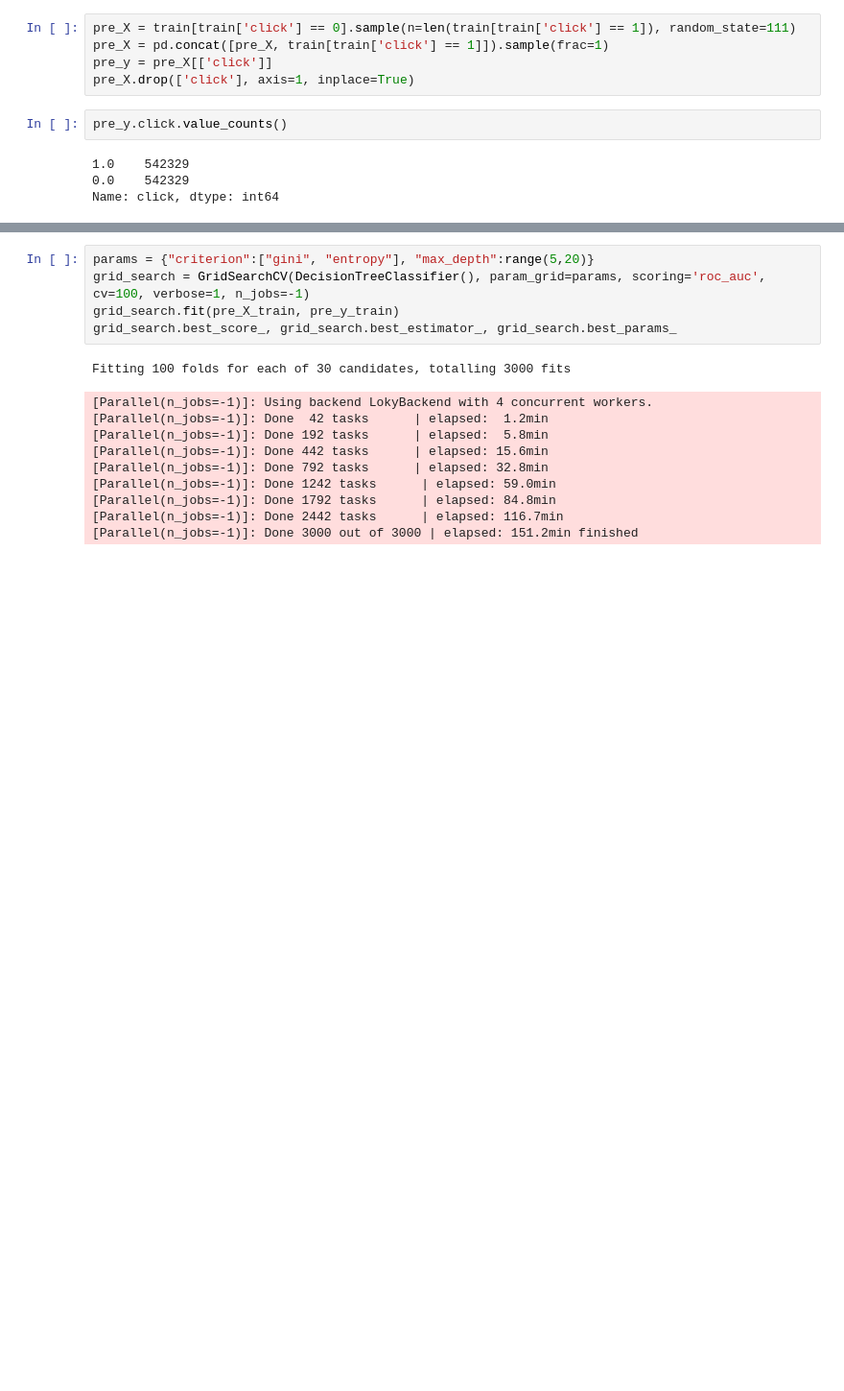
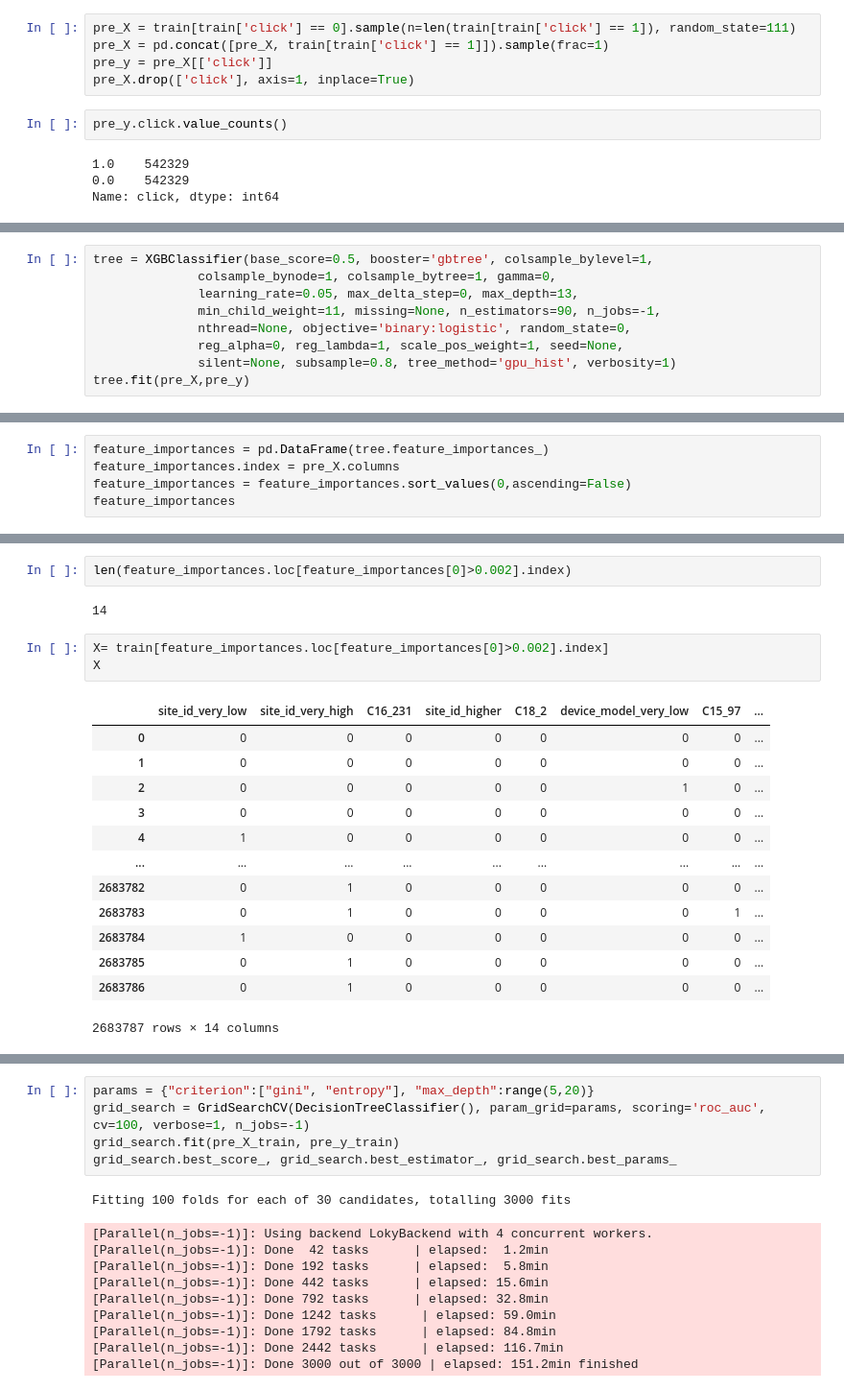
Before and after one commit to rebeccahe1998/MachineLearning_CTR_project, a Jupyter notebook: Hyper_tune_XGBOOST.ipynb, the cells around one changed output, grey strips where cells are left out. Shown at 96% size. Drawn from its saved outputs; the diff is of its cells as text; blank space fills up the shorter version.

```diff
--- a/Hyper_tune_XGBOOST.ipynb
+++ b/Hyper_tune_XGBOOST.ipynb
@@ -66,0 +135,9 @@ pre_X_train, pre_X_test, pre_y_train, pre_y_test = train_test_split(pre_X, pre_y
+# %%
+tree = XGBClassifier(base_score=0.5, booster='gbtree', colsample_bylevel=1,
+              colsample_bynode=1, colsample_bytree=1, gamma=0,
+              learning_rate=0.05, max_delta_step=0, max_depth=13,
+              min_child_weight=11, missing=None, n_estimators=90, n_jobs=-1,
+              nthread=None, objective='binary:logistic', random_state=0,
+              reg_alpha=0, reg_lambda=1, scale_pos_weight=1, seed=None,
+              silent=None, subsample=0.8, tree_method='gpu_hist', verbosity=1)
+tree.fit(pre_X,pre_y)
@@ -66,0 +152,5 @@ pre_X_train, pre_X_test, pre_y_train, pre_y_test = train_test_split(pre_X, pre_y
+# %%
+feature_importances = pd.DataFrame(tree.feature_importances_)
+feature_importances.index = pre_X.columns
+feature_importances = feature_importances.sort_values(0,ascending=False)
+feature_importances
@@ -66,0 +171,21 @@ pre_X_train, pre_X_test, pre_y_train, pre_y_test = train_test_split(pre_X, pre_y
+# %%
+len(feature_importances.loc[feature_importances[0]>0.002].index)
+# %% [output]
+14
+# %%
+X= train[feature_importances.loc[feature_importances[0]>0.002].index]
+X
+# %% [output]
+|  | site_id_very_low | site_id_very_high | C16_231 | site_id_higher | C18_2 | device_model_very_low | C15_97 | ... |
+| 0 | 0 | 0 | 0 | 0 | 0 | 0 | 0 | ... |
+| 1 | 0 | 0 | 0 | 0 | 0 | 0 | 0 | ... |
+| 2 | 0 | 0 | 0 | 0 | 0 | 1 | 0 | ... |
+| 3 | 0 | 0 | 0 | 0 | 0 | 0 | 0 | ... |
+| 4 | 1 | 0 | 0 | 0 | 0 | 0 | 0 | ... |
+| ... | ... | ... | ... | ... | ... | ... | ... | ... |
+| 2683782 | 0 | 1 | 0 | 0 | 0 | 0 | 0 | ... |
+| 2683783 | 0 | 1 | 0 | 0 | 0 | 0 | 1 | ... |
+| 2683784 | 1 | 0 | 0 | 0 | 0 | 0 | 0 | ... |
+| 2683785 | 0 | 1 | 0 | 0 | 0 | 0 | 0 | ... |
+| 2683786 | 0 | 1 | 0 | 0 | 0 | 0 | 0 | ... |
+2683787 rows × 14 columns
```
Also changed, not shown: parts of 19 cells of this notebook.
